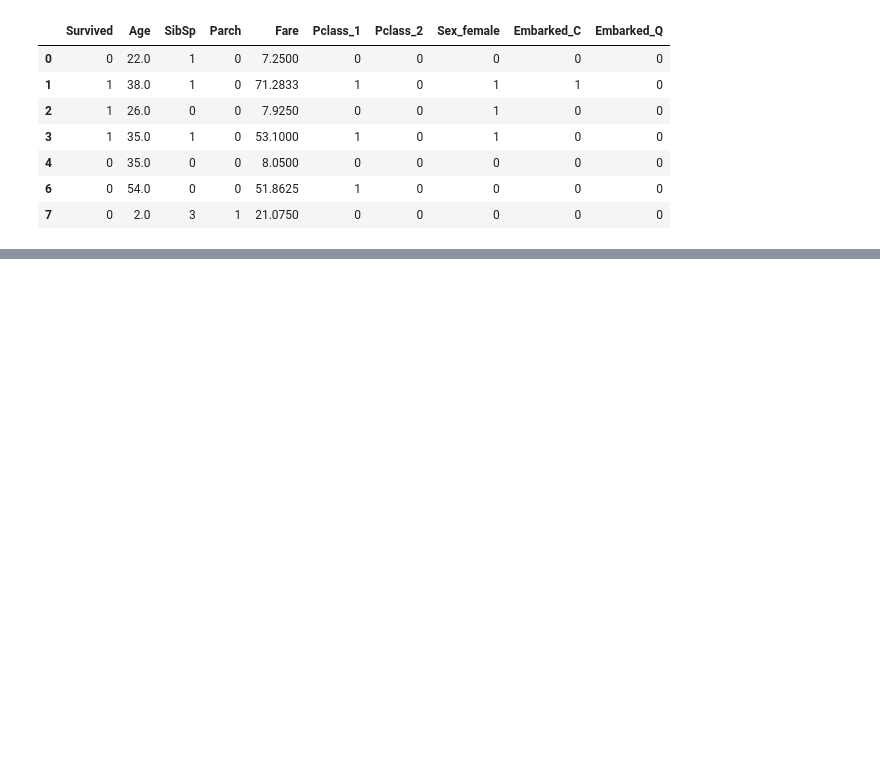
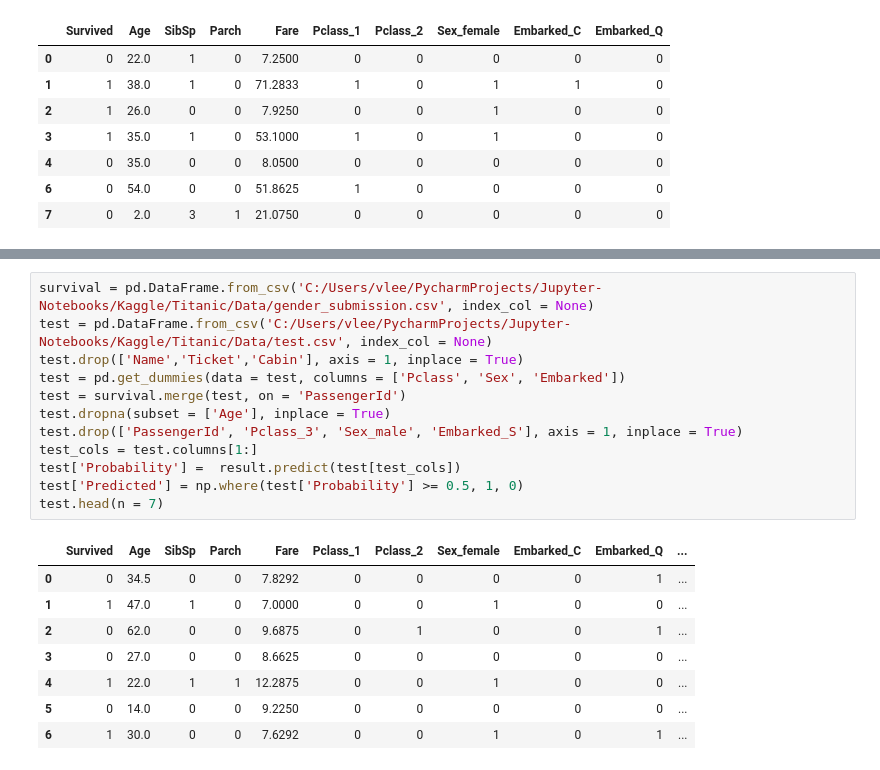
Before and after one commit to VCZLee/Jupyter-Notebooks, a Jupyter notebook: Kaggle/Titanic/Titanic Dataset - Python and data science basics.ipynb, the cells around one changed output, grey strips where cells are left out. Drawn from its saved outputs; the diff is of its cells as text; blank space fills up the shorter version.

```diff
--- a/Kaggle/Titanic/Titanic Dataset - Python and data science basics.ipynb
+++ b/Kaggle/Titanic/Titanic Dataset - Python and data science basics.ipynb
@@ -205,0 +216,21 @@ Embarked_Q    -0.6983      0.566     -1.234      0.217      -1.807       0.411
+# %%
+survival = pd.DataFrame.from_csv('C:/Users/vlee/PycharmProjects/Jupyter-Notebooks/Kaggle/Titanic/Data/gender_submission.csv', index_col = None)
+test = pd.DataFrame.from_csv('C:/Users/vlee/PycharmProjects/Jupyter-Notebooks/Kaggle/Titanic/Data/test.csv', index_col = None)
+test.drop(['Name','Ticket','Cabin'], axis = 1, inplace = True)
+test = pd.get_dummies(data = test, columns = ['Pclass', 'Sex', 'Embarked'])
+test = survival.merge(test, on = 'PassengerId')
+test.dropna(subset = ['Age'], inplace = True)
+test.drop(['PassengerId', 'Pclass_3', 'Sex_male', 'Embarked_S'], axis = 1, inplace = True)
+test_cols = test.columns[1:]
+test['Probability'] =  result.predict(test[test_cols])
+test['Predicted'] = np.where(test['Probability'] >= 0.5, 1, 0)
+test.head(n = 7)
+# %% [output]
+|  | Survived | Age | SibSp | Parch | Fare | Pclass_1 | Pclass_2 | Sex_female | Embarked_C | Embarked_Q | ... |
+| 0 | 0 | 34.5 | 0 | 0 | 7.8292 | 0 | 0 | 0 | 0 | 1 | ... |
+| 1 | 1 | 47.0 | 1 | 0 | 7.0000 | 0 | 0 | 1 | 0 | 0 | ... |
+| 2 | 0 | 62.0 | 0 | 0 | 9.6875 | 0 | 1 | 0 | 0 | 1 | ... |
+| 3 | 0 | 27.0 | 0 | 0 | 8.6625 | 0 | 0 | 0 | 0 | 0 | ... |
+| 4 | 1 | 22.0 | 1 | 1 | 12.2875 | 0 | 0 | 1 | 0 | 0 | ... |
+| 5 | 0 | 14.0 | 0 | 0 | 9.2250 | 0 | 0 | 0 | 0 | 0 | ... |
+| 6 | 1 | 30.0 | 0 | 0 | 7.6292 | 0 | 0 | 1 | 0 | 1 | ... |
```
Also changed, not shown: parts of 2 cells of this notebook.
